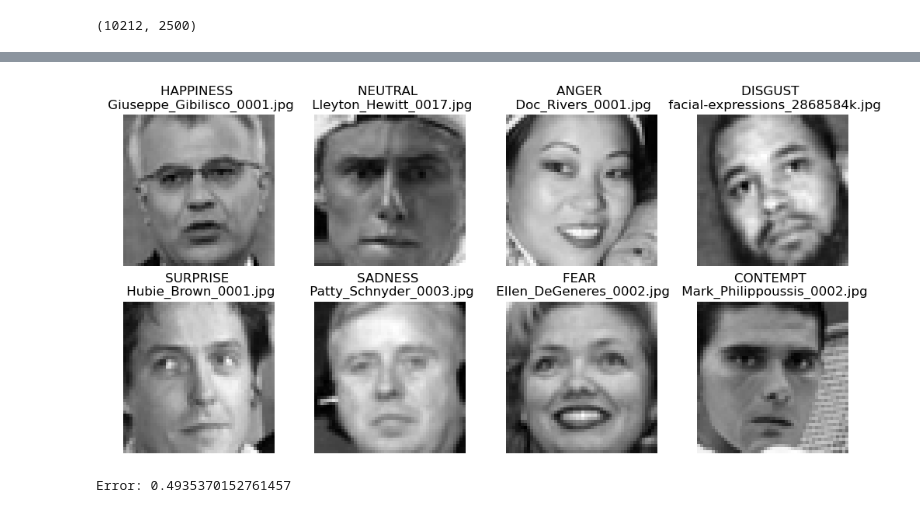
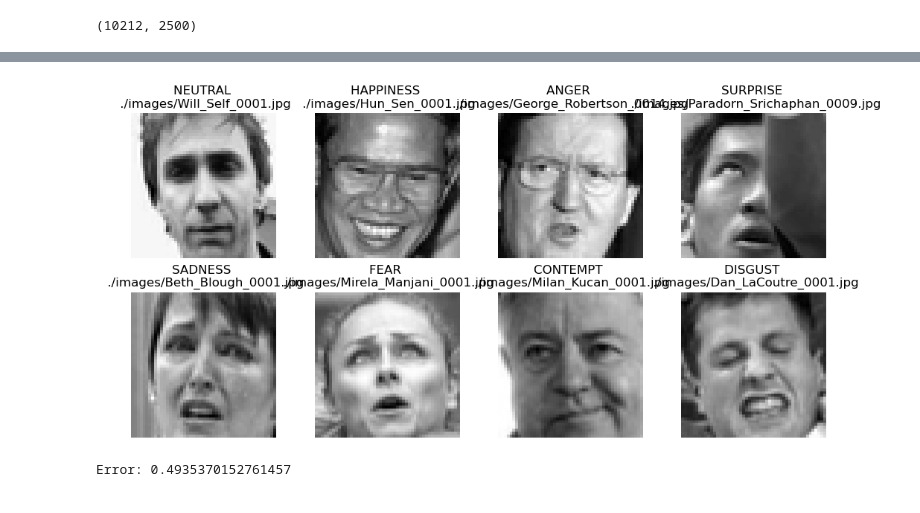
Before and after one commit to mukundprnair/cs178_project, a Jupyter notebook: cs178_project.ipynb, the cells around one changed output, grey strips where cells are left out. Drawn from its saved outputs; the diff is of its cells as text; code cells hidden in the pictures.

```diff
--- a/cs178_project.ipynb
+++ b/cs178_project.ipynb
@@ -1,9 +1,14 @@
 # %%
 from data_import import *
 import matplotlib.pyplot as plt
+from sklearn.model_selection import train_test_split
 
 # LOAD THE DATA AND SPLIT UP THINGS
-X_tr, Y_tr, X_val, Y_val, classes, filepaths = read_csv_as_numpy()
+images, labels, classes, filepaths = read_csv_as_numpy()
+
+X_tr, X_val, Y_tr, Y_val, train_filepaths, val_filepaths = train_test_split(
+        images, labels, filepaths, test_size=0.2
+    )
 
 print(X_tr.shape)
 # %% [output]
@@ -16,35 +37,35 @@ unique_samples = {}
 for i in range(len(Y_tr)):
     label = classes[Y_tr[i]]  # Get the class name
     if label not in unique_samples:
-        unique_samples[label] = (X_tr[i], filepaths[i])
+        unique_samples[label] = (X_tr[i], train_filepaths[i])
         if len(unique_samples) == 8:  # Stop when we have 8 samples
             break
 
 # Number of rows and columns
 rows, cols = 2, 4
 
 # Create a grid of subplots
 fig, axes = plt.subplots(rows, cols, figsize=(cols * 2.5, rows * 2.5))
 
 # Flatten the axes array for easy iteration
 axes = axes.flatten()
 
 # Display each image
 for ax, (label, (image, filepath)) in zip(axes, unique_samples.items()):
     ax.imshow(image.reshape(50, 50), cmap='gray')
     ax.set_title(f'{label} \n {filepath}')
     ax.axis('off')  # Hide axes for clarity
 
 
 # Hide any unused subplots
 for ax in axes[len(unique_samples):]:
     ax.axis('off')
 
 # Adjust layout
 plt.tight_layout()
 plt.show()
 # %% [output]
-[figure, old version]
+[figure, new version]
 # %%
 from sklearn.neural_network import MLPClassifier
 from sklearn.metrics import classification_report
```
Also changed, not shown: parts of 1 cell of this notebook, 1 other file.
